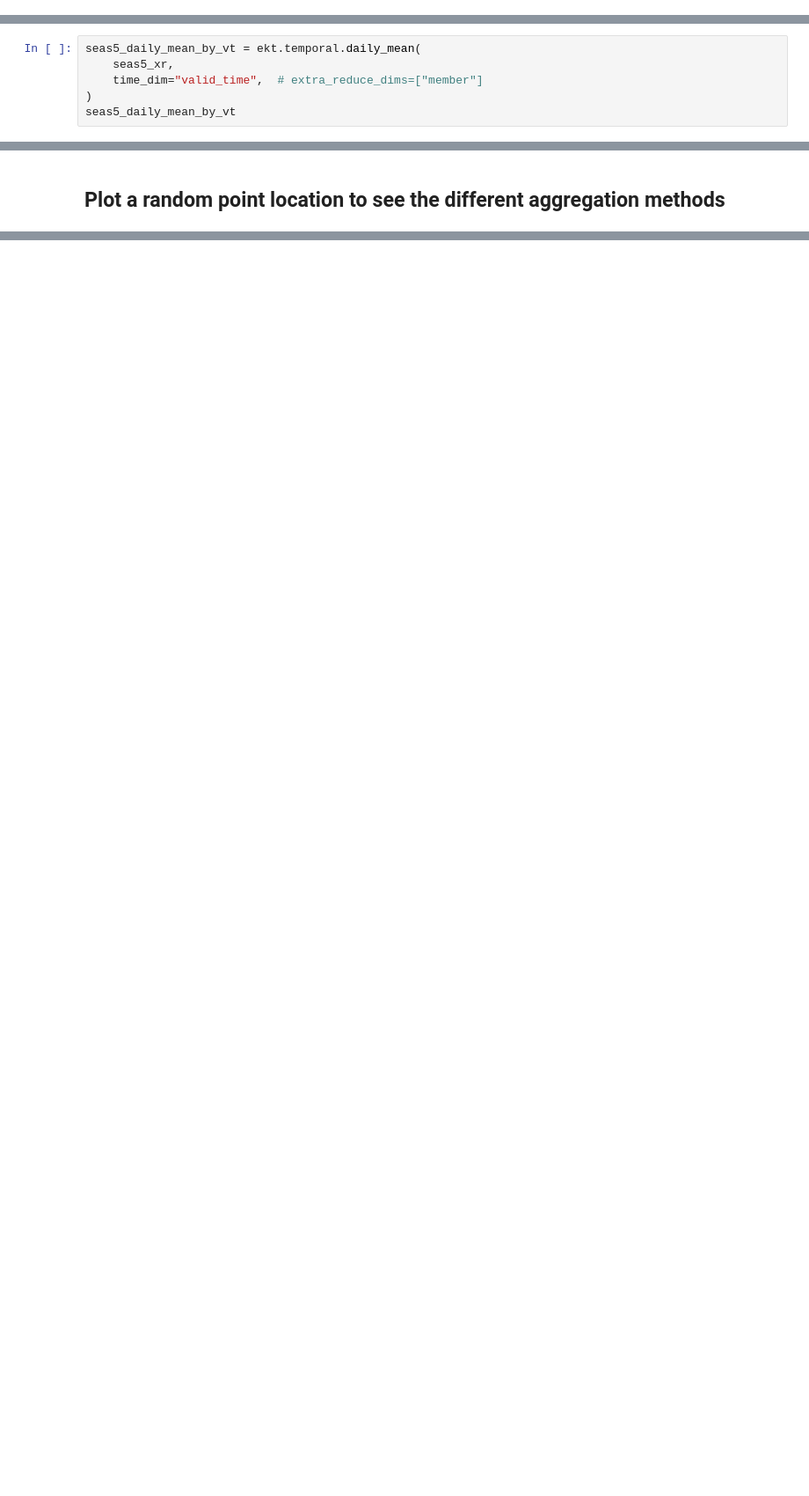
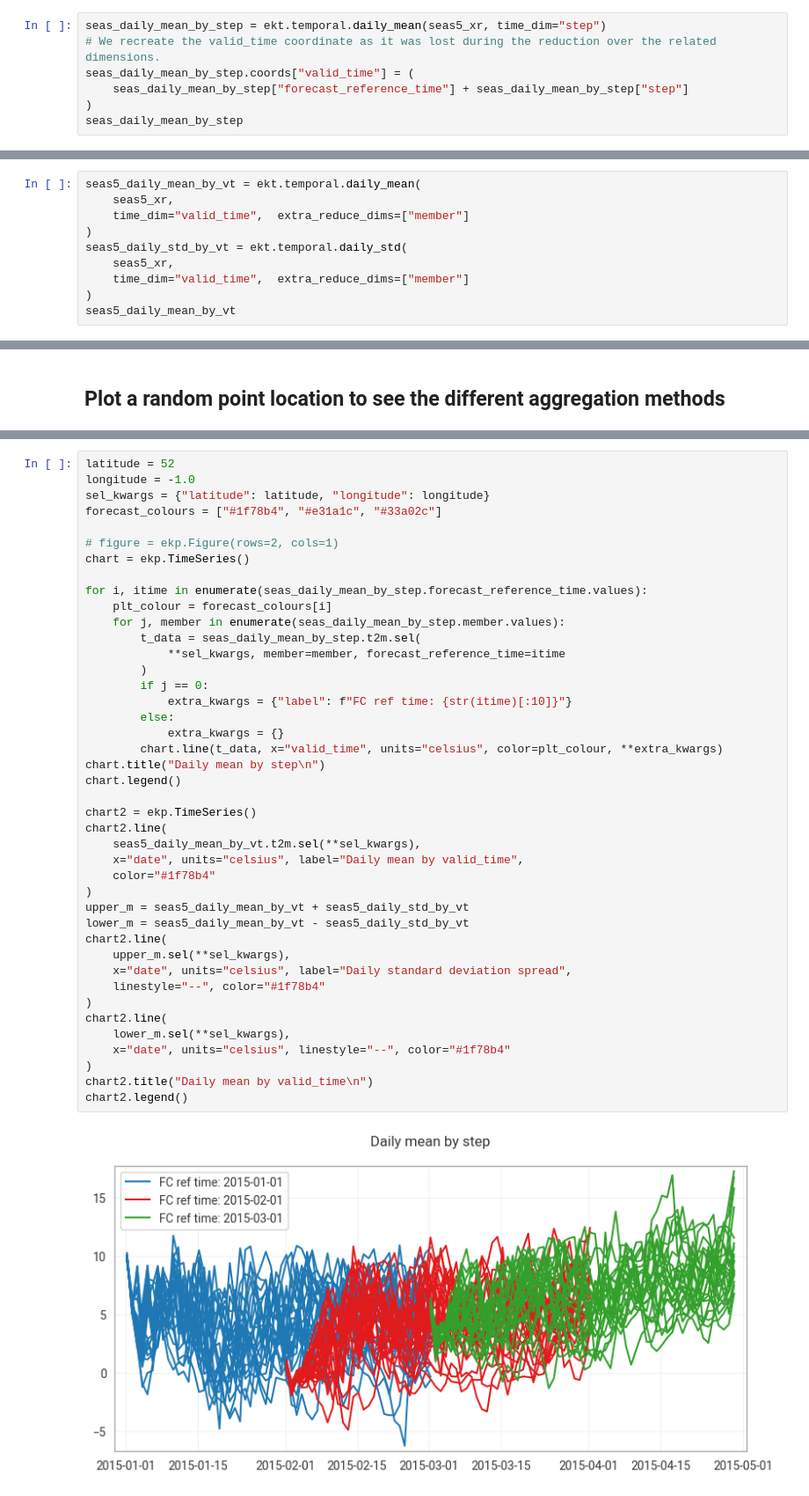
Before and after one commit to ecmwf/earthkit-transforms, a Jupyter notebook: docs/notebooks/temporal/03-seas5-daily-statistics.ipynb, the cells around one changed output, grey strips where cells are left out. Shown at 88% size. Saved outputs shown, nothing was run; the diff lists cells and outputs as text; blank space fills up the shorter version.

Commit message:
seasonal temporal notebook

```diff
--- a/docs/notebooks/temporal/03-seas5-daily-statistics.ipynb
+++ b/docs/notebooks/temporal/03-seas5-daily-statistics.ipynb
@@ -68,0 +48,7 @@ Attributes:
+# %%
+seas_daily_mean_by_step = ekt.temporal.daily_mean(seas5_xr, time_dim="step")
+# We recreate the valid_time coordinate as it was lost during the reduction over the related dimensions.
+seas_daily_mean_by_step.coords["valid_time"] = (
+    seas_daily_mean_by_step["forecast_reference_time"] + seas_daily_mean_by_step["step"]
+)
+seas_daily_mean_by_step
@@ -69,7 +77,11 @@ Attributes:
 # %%
 seas5_daily_mean_by_vt = ekt.temporal.daily_mean(
     seas5_xr,
-    time_dim="valid_time",  # extra_reduce_dims=["member"]
+    time_dim="valid_time",  extra_reduce_dims=["member"]
+)
+seas5_daily_std_by_vt = ekt.temporal.daily_std(
+    seas5_xr,
+    time_dim="valid_time",  extra_reduce_dims=["member"]
 )
 seas5_daily_mean_by_vt
 # %% [output]
@@ -124,0 +101,44 @@ NameError: name 'plt' is not defined
+# %%
+latitude = 52
+longitude = -1.0
+sel_kwargs = {"latitude": latitude, "longitude": longitude}
+forecast_colours = ["#1f78b4", "#e31a1c", "#33a02c"]
+
+# figure = ekp.Figure(rows=2, cols=1)
+chart = ekp.TimeSeries()
+
+for i, itime in enumerate(seas_daily_mean_by_step.forecast_reference_time.values):
+    plt_colour = forecast_colours[i]
+    for j, member in enumerate(seas_daily_mean_by_step.member.values):
+        t_data = seas_daily_mean_by_step.t2m.sel(
+            **sel_kwargs, member=member, forecast_reference_time=itime
+        )
+        if j == 0:
+            extra_kwargs = {"label": f"FC ref time: {str(itime)[:10]}"}
+        else:
+            extra_kwargs = {}
+        chart.line(t_data, x="valid_time", units="celsius", color=plt_colour, **extra_kwargs)
+chart.title("Daily mean by step\n")
+chart.legend()
+
+chart2 = ekp.TimeSeries()
+chart2.line(
+    seas5_daily_mean_by_vt.t2m.sel(**sel_kwargs),
+    x="date", units="celsius", label="Daily mean by valid_time",
+    color="#1f78b4"
+)
+upper_m = seas5_daily_mean_by_vt + seas5_daily_std_by_vt
+lower_m = seas5_daily_mean_by_vt - seas5_daily_std_by_vt
+chart2.line(
+    upper_m.sel(**sel_kwargs),
+    x="date", units="celsius", label="Daily standard deviation spread",
+    linestyle="--", color="#1f78b4"
+)
+chart2.line(
+    lower_m.sel(**sel_kwargs),
+    x="date", units="celsius", linestyle="--", color="#1f78b4"
+)
+chart2.title("Daily mean by valid_time\n")
+chart2.legend()
+# %% [output]
+[figure, added]
```
Also changed, not shown: parts of 8 cells of this notebook.
